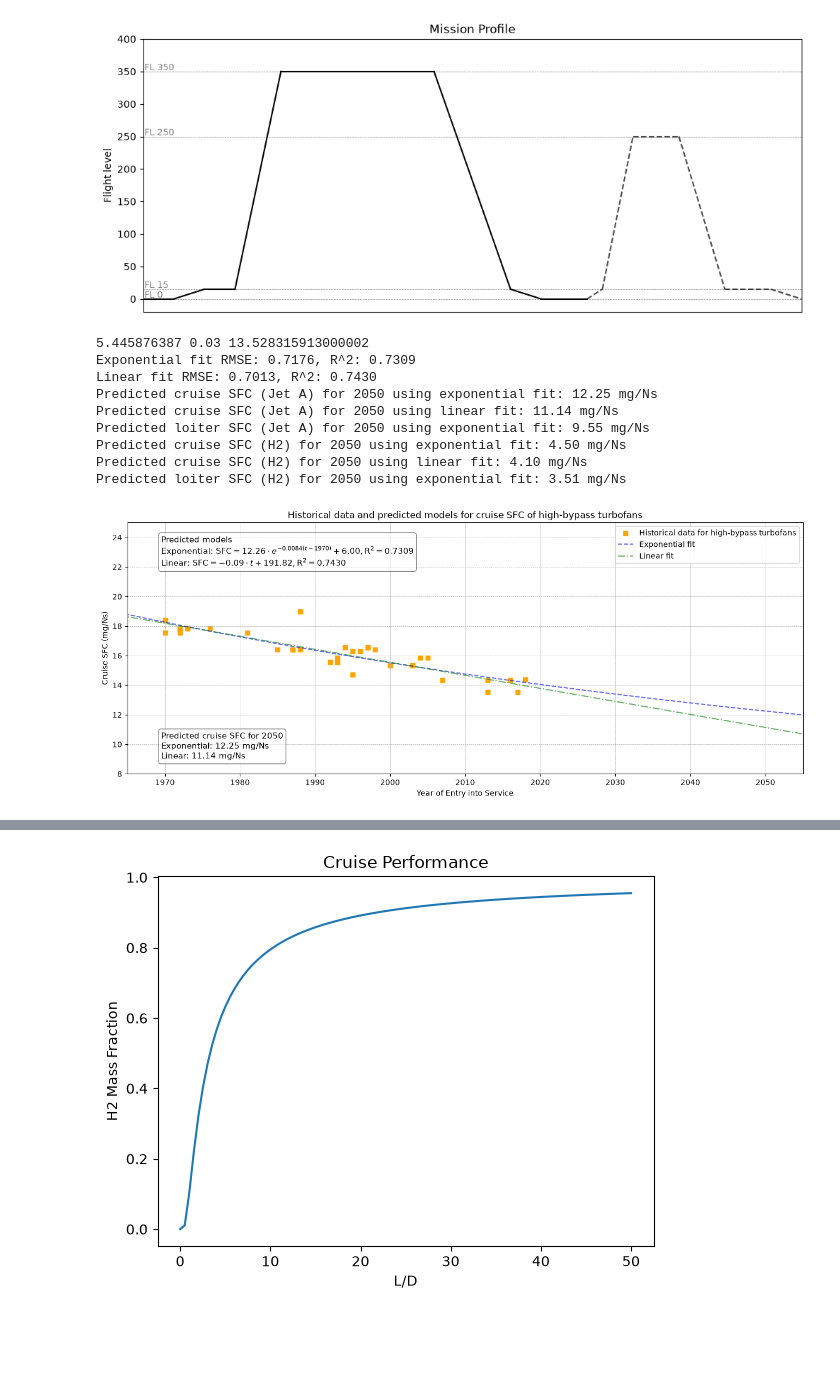
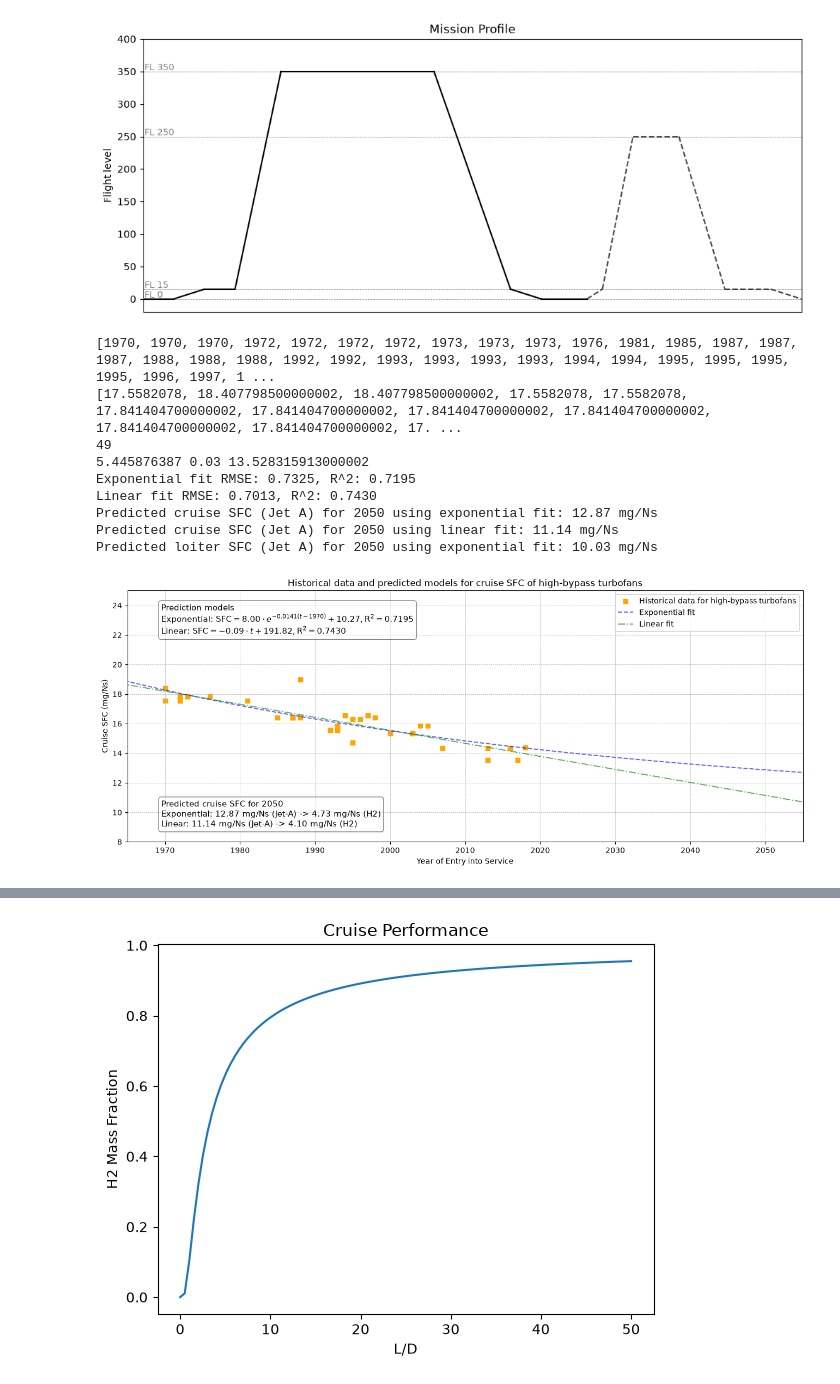
Before and after one commit to astromzZ/MMS236-Aircraft-design-project, a Jupyter notebook: calculations.ipynb, the cells around one changed output, grey strips where cells are left out. Cells and saved outputs as stored; diff of their text form; code cells hidden in the pictures; blank space fills up the shorter version.

```diff
--- a/calculations.ipynb
+++ b/calculations.ipynb
@@ -163,19 +173,19 @@ for tuple in enumerate(Engine_EIS):
     #tuple[0]: Index, tuple[1]: EIS value
     if Aircraft_Passengers[tuple[0]] >= 340 and Engine_BPR[tuple[0]] >=5 and EIS[tuple[0]] not in [np.nan, 0] and Engine_crs_SFC[tuple[0]] not in [np.nan, 0]:
         EIS_rq.append(tuple[1])
-        #print("Aircraft", Aircraft_name[tuple[0]], "with EIS", tuple[1], "meets requirements. BPR:", Engine_BPR[tuple[0]], "PAX:", Aircraft_Passengers[tuple[0]])
-    #else:
-        #print("Aircraft", Aircraft_name[tuple[0]], "with EIS", tuple[1], "does not meet requirements. BPR:", Engine_BPR[tuple[0]], "PAX:", Aircraft_Passengers[tuple[0]])
+    #     print("Aircraft", Aircraft_name[tuple[0]], "with EIS", tuple[1], "meets requirements. BPR:", Engine_BPR[tuple[0]], "PAX:", Aircraft_Passengers[tuple[0]])
+    # else:
+    #     print("Aircraft", Aircraft_name[tuple[0]], "with EIS", tuple[1], "does not meet requirements. BPR:", Engine_BPR[tuple[0]], "PAX:", Aircraft_Passengers[tuple[0]])
 
 
 #Sort the lists based on EIS_paxrq
 # print(type(EIS_rq))
 EIS_rq, Engine_crs_SFC_rq = zip(*sorted(zip(EIS_rq, Engine_crs_SFC_rq)))
 EIS_rq, Engine_crs_SFC_rq = list(EIS_rq), list(Engine_crs_SFC_rq)
-# print(EIS_rq)
-# #print(len(EIS_rq))
-# print(Engine_crs_SFC_rq)
-# #print(len(Engine_crs_SFC_rq))
+print(EIS_rq)
+#print(len(EIS_rq))
+print(Engine_crs_SFC_rq)
+print(len(Engine_crs_SFC_rq))
 
 
 
@@ -187,12 +197,12 @@ def exp_model(t, a, b, c):
     return a * np.exp(-b * (t-t0)) + c
 
 #Guesses for [a, b, c]
-coefficent_guess = [1, 0.03, 9]
+coefficent_guess = [1, 0.03, 13]
 print(np.max(Engine_crs_SFC_rq)-np.min(Engine_crs_SFC_rq), 0.03, np.min(Engine_crs_SFC_rq))
 
 
 # Fit the exponential model to the data
-params, covariance = curve_fit(exp_model, EIS_rq, Engine_crs_SFC_rq, p0=coefficent_guess, maxfev=10000, bounds=([0, 0, 6], [15, 0.1, 12.5]))
+params, covariance = curve_fit(exp_model, EIS_rq, Engine_crs_SFC_rq, p0=coefficent_guess, maxfev=10000, bounds=([0, 0, 0], [8, 0.1, 15]))
 
 # print("Fitted parameters: a =", params[0], ", b =", params[1], ", c =", params[2])
 # print("Covariance matrix:\n", covariance)
@@ -238,46 +248,44 @@ SFC_2050_loiter = SFC_2050_exp * loiter_factor
 print(f"Predicted loiter SFC (Jet A) for 2050 using exponential fit: {SFC_2050_loiter:.2f} mg/Ns")
 
 #Convert to H2 SFC using LHV ratio
 SFC_H2_exp_crs = SFC_2050_exp / LHV_ratio
 SFC_H2_lin_crs = SFC_2050_deg1 / LHV_ratio
 SFC_H2_exp_loiter = SFC_2050_loiter / LHV_ratio
-print(f"Predicted cruise SFC (H2) for 2050 using exponential fit: {SFC_H2_exp_crs:.2f} mg/Ns")
-print(f"Predicted cruise SFC (H2) for 2050 using linear fit: {SFC_H2_lin_crs:.2f} mg/Ns")
-print(f"Predicted loiter SFC (H2) for 2050 using exponential fit: {SFC_H2_exp_loiter:.2f} mg/Ns")
-
-
+# print(f"Predicted cruise SFC (H2) for 2050 using exponential fit: {SFC_H2_exp_crs:.2f} mg/Ns")
+# print(f"Predicted cruise SFC (H2) for 2050 using linear fit: {SFC_H2_lin_crs:.2f} mg/Ns")
+# print(f"Predicted loiter SFC (H2) for 2050 using exponential fit: {SFC_H2_exp_loiter:.2f} mg/Ns")
 
 
 #Plotting the data and the fitted curves
 if SFC_plot:
     fig, ax = plt.subplots(figsize=(16, 6))
     ax.grid(True, which='both', linestyle='--', linewidth=0.5)
     ax.set_xlabel("Year of Entry into Service")
     ax.set_ylabel("Cruise SFC (mg/Ns)")
     ax.set_ylim(8, 25)
     ax.set_xlim(1965, 2055)
     scatter = ax.scatter(EIS_rq, Engine_crs_SFC_rq, marker='s', color='orange', label="Historical data for high-bypass turbofans")
     ax.plot(years, SFC_fit, color='blue', label="Exponential fit", linestyle='--', alpha=0.6)
     ax.plot(years, predicted_SFC_deg1, color='green', label="Linear fit", linestyle='-.', alpha=0.6)
     ax.set_title("Historical data and predicted models for cruise SFC of high-bypass turbofans")
     ax.legend()
     eq_text = (
-        "Predicted models\n"
+        "Prediction models\n"
         rf"Exponential: $\text{{SFC}} = {params[0]:.2f} \cdot e^{{-{params[1]:.4f}(t - {t0})}} + {params[2]:.2f},  \text{{R}}^2 = {r2:.4f}$" "\n"
         rf"Linear: $\text{{SFC}} = {coefficients_deg1[0]:.2f} \cdot t + {coefficients_deg1[1]:.2f},  \text{{R}}^2 = {r2_deg1:.4f}$"
     )
     ax.text(0.05, 0.95, eq_text, transform=ax.transAxes, fontsize=11, verticalalignment='top', bbox=dict(boxstyle='round', facecolor='white', alpha=0.5))
-    ax.text(0.05, 0.05, f"Predicted cruise SFC for 2050\nExponential: {SFC_2050_exp:.2f} mg/Ns\nLinear: {SFC_2050_deg1:.2f} mg/Ns", transform=ax.transAxes, fontsize=11, verticalalignment='bottom', bbox=dict(boxstyle='round', facecolor='white', alpha=0.5))
+    ax.text(0.05, 0.05, f"Predicted cruise SFC for 2050\nExponential: {SFC_2050_exp:.2f} mg/Ns (Jet-A) -> {SFC_H2_exp_crs:.2f} mg/Ns (H2)\nLinear: {SFC_2050_deg1:.2f} mg/Ns (Jet-A) -> {SFC_H2_lin_crs:.2f} mg/Ns (H2)", transform=ax.transAxes, fontsize=11, verticalalignment='bottom', bbox=dict(boxstyle='round', facecolor='white', alpha=0.5))
 # %% [output]
+[1970, 1970, 1970, 1972, 1972, 1972, 1972, 1973, 1973, 1973, 1976, 1981, 1985, 1987, 1987, 1987, 1988, 1988, 1988, 1992, 1992, 1993, 1993, 1993, 1993, 1994, 1994, 1995, 1995, 1995, 1995, 1996, 1997, 1 ...
+[17.5582078, 18.407798500000002, 18.407798500000002, 17.5582078, 17.5582078, 17.841404700000002, 17.841404700000002, 17.841404700000002, 17.841404700000002, 17.841404700000002, 17.841404700000002, 17. ...
+49
 5.445876387 0.03 13.528315913000002
-Exponential fit RMSE: 0.7176, R^2: 0.7309
+Exponential fit RMSE: 0.7325, R^2: 0.7195
 Linear fit RMSE: 0.7013, R^2: 0.7430
-Predicted cruise SFC (Jet A) for 2050 using exponential fit: 12.25 mg/Ns
+Predicted cruise SFC (Jet A) for 2050 using exponential fit: 12.87 mg/Ns
 Predicted cruise SFC (Jet A) for 2050 using linear fit: 11.14 mg/Ns
-Predicted loiter SFC (Jet A) for 2050 using exponential fit: 9.55 mg/Ns
-Predicted cruise SFC (H2) for 2050 using exponential fit: 4.50 mg/Ns
-Predicted cruise SFC (H2) for 2050 using linear fit: 4.10 mg/Ns
-Predicted loiter SFC (H2) for 2050 using exponential fit: 3.51 mg/Ns
+Predicted loiter SFC (Jet A) for 2050 using exponential fit: 10.03 mg/Ns
-[figure, old version]
+[figure, new version]
 # %%
 #WEIGHT FRACTION CALCULATION FOR HYDROGEN AIRCRAFT
```
Also changed, not shown: parts of 4 cells of this notebook, 1 other file.
